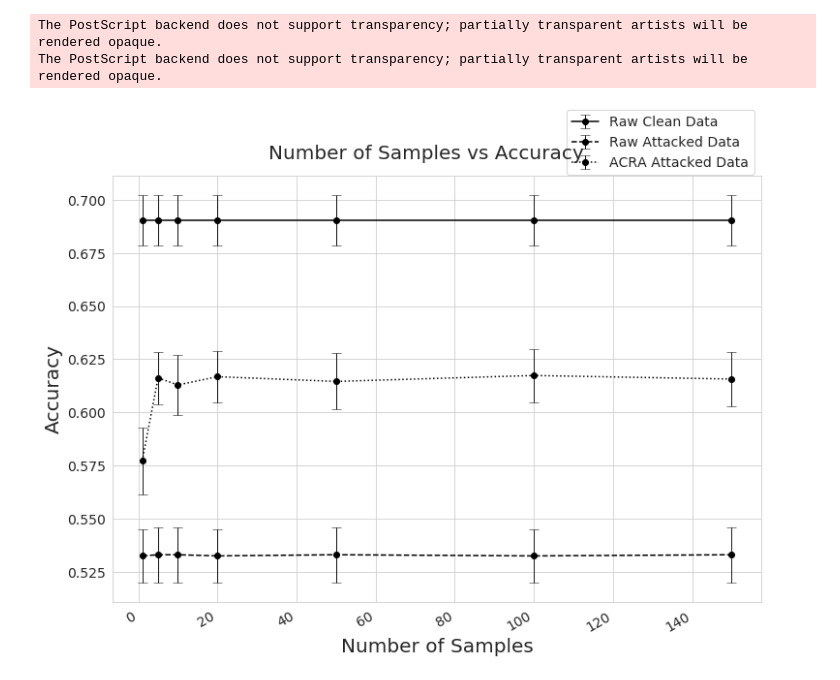
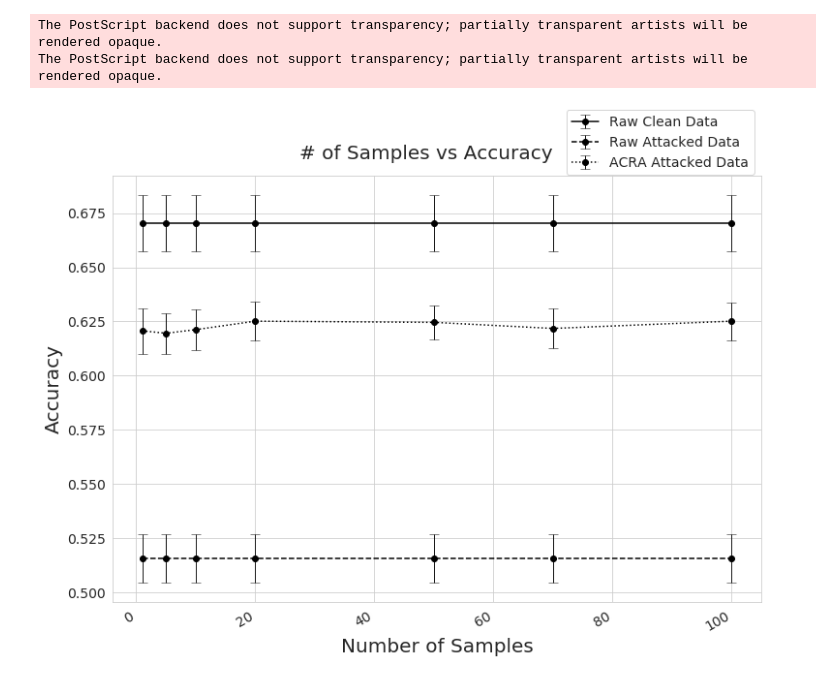
Before and after one commit to roinaveiro/ACRA_2, a Jupyter notebook: notebooks/analysis.ipynb, the cells around one changed output. Drawn from its saved outputs; the diff is of its cells as text; code cells hidden in the pictures.

```diff
--- a/notebooks/analysis.ipynb
+++ b/notebooks/analysis.ipynb
@@ -30,14 +30,14 @@ def do_plot(path, path_to_save, name, n_exp, t, xlab):
     ## PLOT
     x = means.index
     #
-    y1 = means["acc_raw_clean"]
-    y2 = means["acc_raw_att"]
-    y3 = means["acc_acra_att"]
+    y1 = means["acc_raw_clean"].values
+    y2 = means["acc_raw_att"].values
+    y3 = means["acc_acra_att"].values
     #
-    y1dev = devs["acc_raw_clean"]
-    y2dev = devs["acc_raw_att"]
-    y3dev = devs["acc_acra_att"]
-
+    y1dev = devs["acc_raw_clean"].values
+    y2dev = devs["acc_raw_att"].values
+    y3dev = devs["acc_acra_att"].values
+    #
     f,ax2 = plt.subplots(1,1,sharex=True, facecolor='w')
     sns.set_style("whitegrid")
     # Plot distributions
@@ -75,12 +72,12 @@ The PostScript backend does not support transparency; partially transparent arti
 # %%
-path = "../results/exp_samples/*"
+path = "../results/exp_samples3/*"
 path_to_save = "../figs/n_samples.eps"
 name = 'n_samples'
 n_exp = 10
-t = "Number of Samples vs Accuracy"
+t = "# of Samples vs Accuracy"
 xlab = 'Number of Samples'
 do_plot(path, path_to_save, name, n_exp, t, xlab)
 # %% [output]
 The PostScript backend does not support transparency; partially transparent artists will be rendered opaque.
 The PostScript backend does not support transparency; partially transparent artists will be rendered opaque.
-[figure, old version]
+[figure, new version]
```
Also changed, not shown: parts of 2 cells of this notebook, 15 other files.
